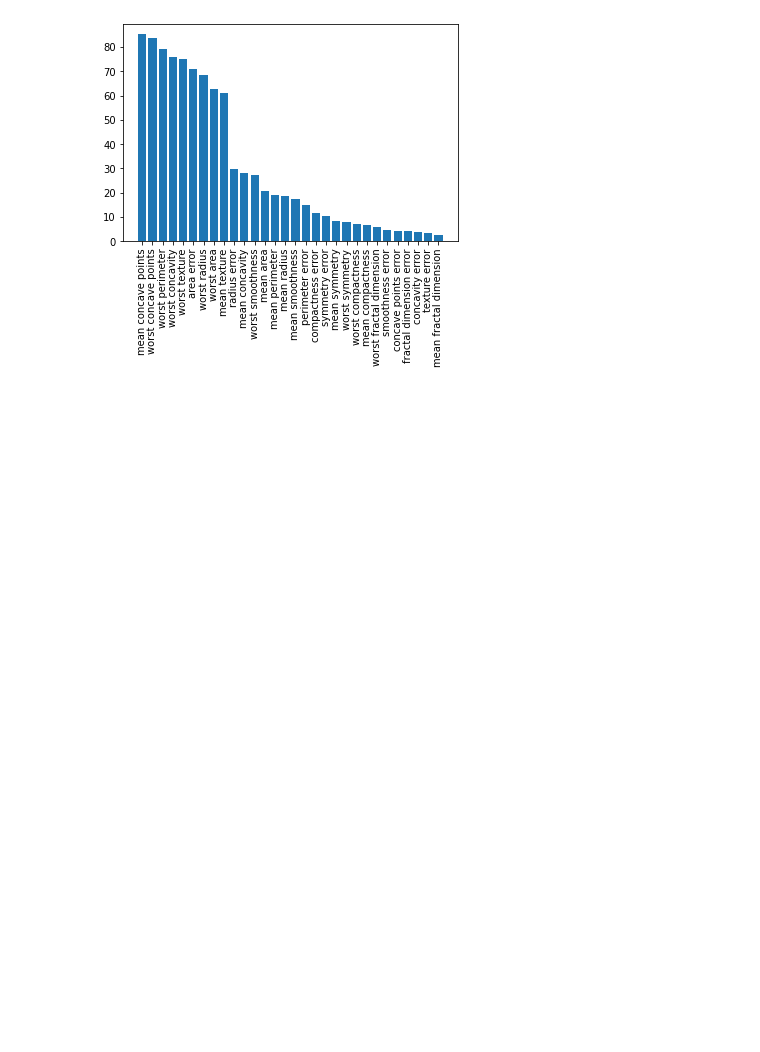
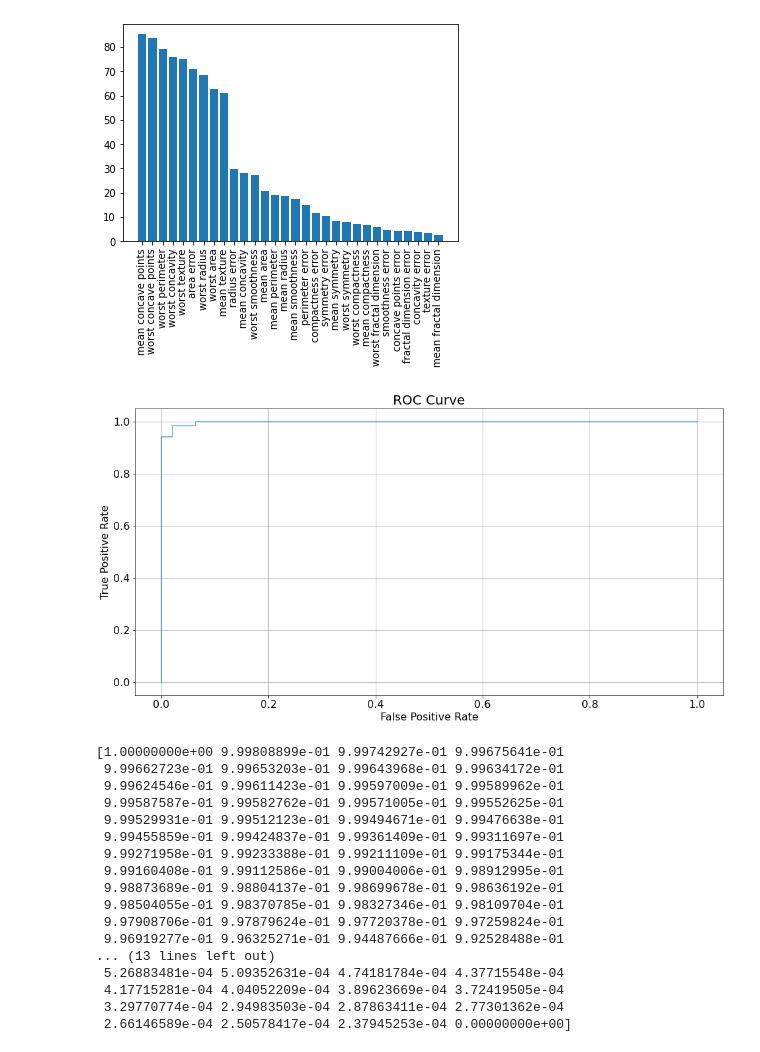
Before and after one commit to zhilongjia/SHAP_FSelection, a Jupyter notebook: breast_cancer_data_example.ipynb, the cells around one changed output. Drawn from its saved outputs; the diff is of its cells as text; code cells hidden in the pictures; blank space fills up the shorter version.

```diff
--- a/breast_cancer_data_example.ipynb
+++ b/breast_cancer_data_example.ipynb
@@ -59,3 +123,25 @@ plt.xticks(rotation=90)
 plt.show()
 # %% [output]
 [figure]
+# %%
+(fpr, tpr, thresholds) = cb.utils.get_roc_curve(model, validate_pool,thread_count=-1,plot=True)
+print (thresholds)
+# %% [output]
+[figure, added]
+[1.00000000e+00 9.99808899e-01 9.99742927e-01 9.99675641e-01
+ 9.99662723e-01 9.99653203e-01 9.99643968e-01 9.99634172e-01
+ 9.99624546e-01 9.99611423e-01 9.99597009e-01 9.99589962e-01
+ 9.99587587e-01 9.99582762e-01 9.99571005e-01 9.99552625e-01
+ 9.99529931e-01 9.99512123e-01 9.99494671e-01 9.99476638e-01
+ 9.99455859e-01 9.99424837e-01 9.99361409e-01 9.99311697e-01
+ 9.99271958e-01 9.99233388e-01 9.99211109e-01 9.99175344e-01
+ 9.99160408e-01 9.99112586e-01 9.99004006e-01 9.98912995e-01
+ 9.98873689e-01 9.98804137e-01 9.98699678e-01 9.98636192e-01
+ 9.98504055e-01 9.98370785e-01 9.98327346e-01 9.98109704e-01
+ 9.97908706e-01 9.97879624e-01 9.97720378e-01 9.97259824e-01
+ 9.96919277e-01 9.96325271e-01 9.94487666e-01 9.92528488e-01
+... (13 lines left out)
+ 5.26883481e-04 5.09352631e-04 4.74181784e-04 4.37715548e-04
+ 4.17715281e-04 4.04052209e-04 3.89623669e-04 3.72419505e-04
+ 3.29770774e-04 2.94983503e-04 2.87863411e-04 2.77301362e-04
+ 2.66146589e-04 2.50578417e-04 2.37945253e-04 0.00000000e+00]
```
Also changed, not shown: parts of 15 cells of this notebook.
